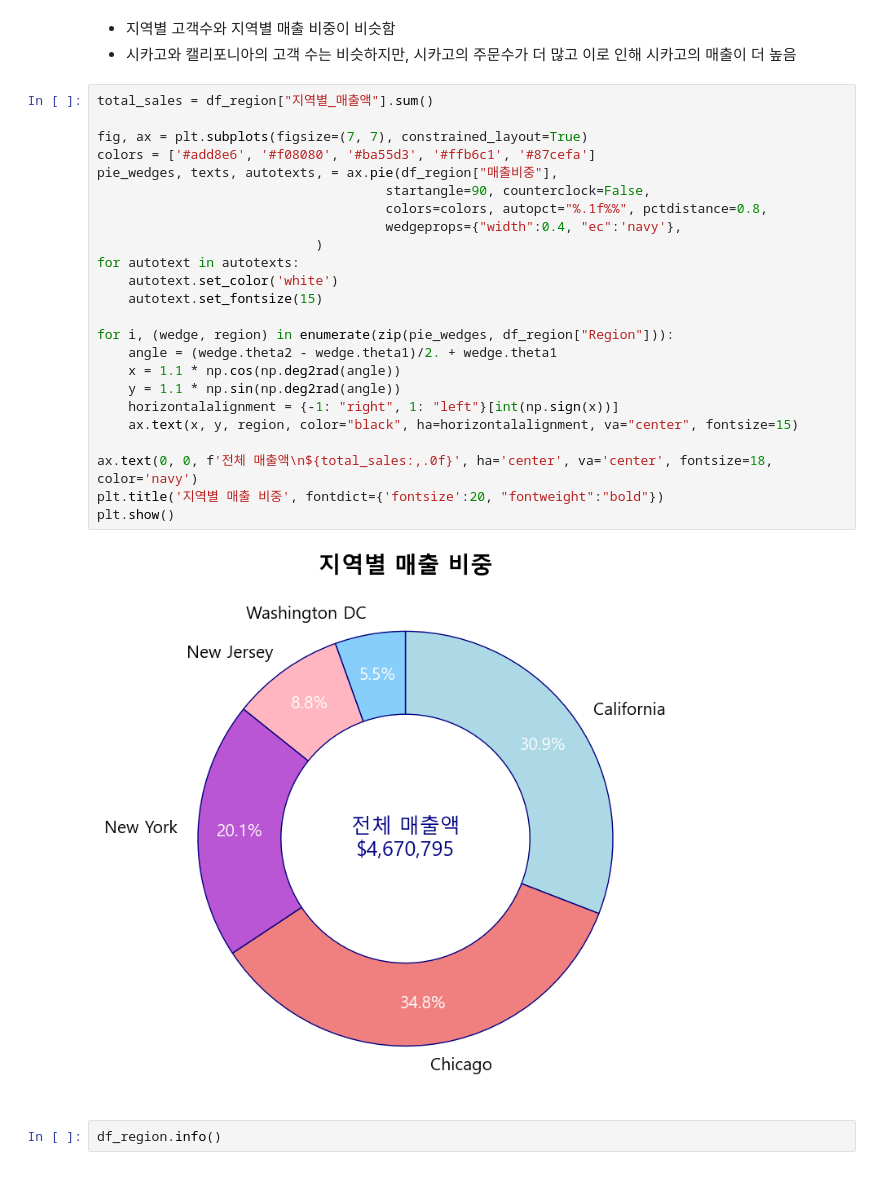
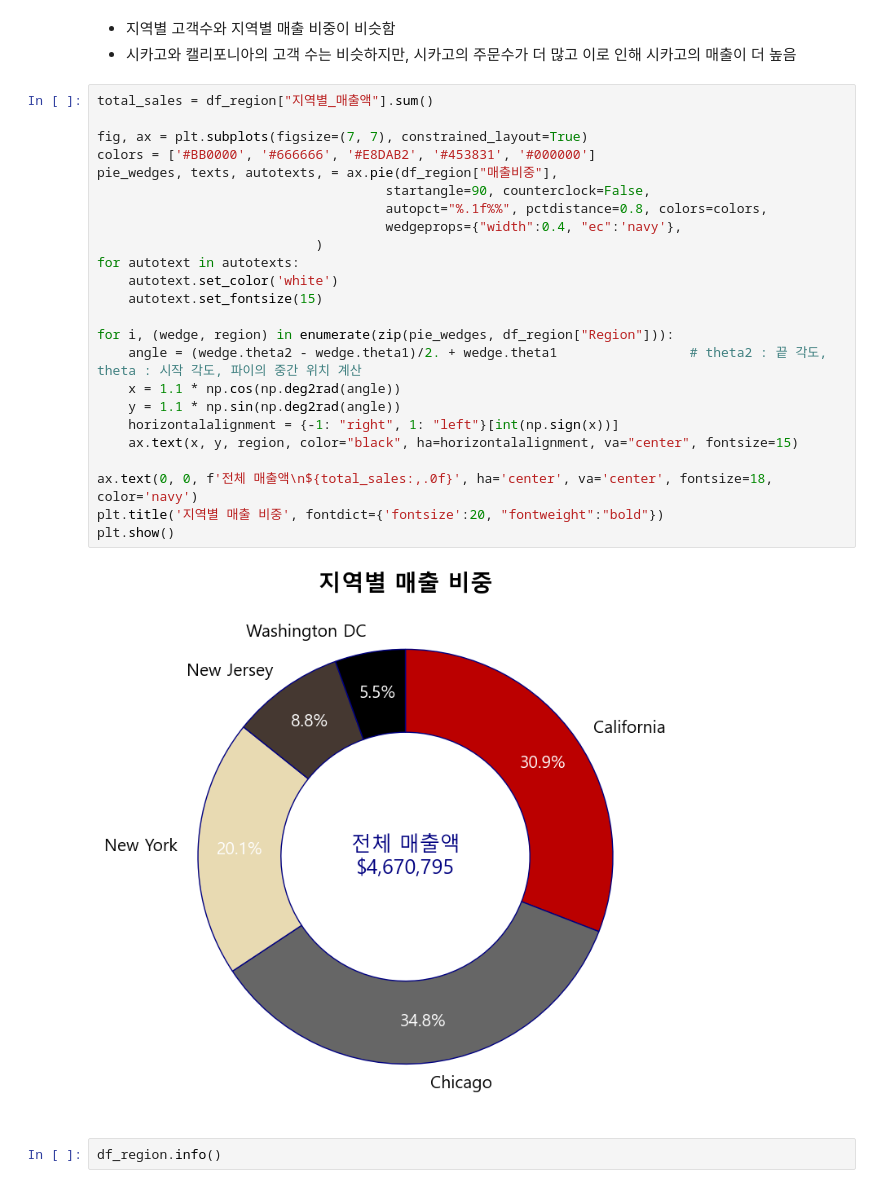
Before and after one commit to buzziru/ML_COMMERCE, a Jupyter notebook: eda/01_First Look_매출분석.ipynb, the cells around one changed output. Cells and saved outputs as stored; diff of their text form.

```diff
--- a/eda/01_First Look_매출분석.ipynb
+++ b/eda/01_First Look_매출분석.ipynb
@@ -1155,29 +1155,29 @@ df_region.sort_values(by='매출비중', ascending=False)
 # %%
 total_sales = df_region["지역별_매출액"].sum()
 
 fig, ax = plt.subplots(figsize=(7, 7), constrained_layout=True)
-colors = ['#add8e6', '#f08080', '#ba55d3', '#ffb6c1', '#87cefa']
+colors = ['#BB0000', '#666666', '#E8DAB2', '#453831', '#000000']
 pie_wedges, texts, autotexts, = ax.pie(df_region["매출비중"],
                                      startangle=90, counterclock=False,
-                                     colors=colors, autopct="%.1f%%", pctdistance=0.8,
+                                     autopct="%.1f%%", pctdistance=0.8, colors=colors,
                                      wedgeprops={"width":0.4, "ec":'navy'},
                             )
 for autotext in autotexts:
     autotext.set_color('white')
     autotext.set_fontsize(15)
 
 for i, (wedge, region) in enumerate(zip(pie_wedges, df_region["Region"])):
-    angle = (wedge.theta2 - wedge.theta1)/2. + wedge.theta1
+    angle = (wedge.theta2 - wedge.theta1)/2. + wedge.theta1                 # theta2 : 끝 각도, theta : 시작 각도, 파이의 중간 위치 계산
     x = 1.1 * np.cos(np.deg2rad(angle))
     y = 1.1 * np.sin(np.deg2rad(angle))
     horizontalalignment = {-1: "right", 1: "left"}[int(np.sign(x))]
     ax.text(x, y, region, color="black", ha=horizontalalignment, va="center", fontsize=15)
 
 ax.text(0, 0, f'전체 매출액\n${total_sales:,.0f}', ha='center', va='center', fontsize=18, color='navy')
 plt.title('지역별 매출 비중', fontdict={'fontsize':20, "fontweight":"bold"})
 plt.show()
 # %% [output]
-[figure, old version]
+[figure, new version]
 # %%
 df_region.info()
 # %% [output]
```
Also changed, not shown: 1 other file.
